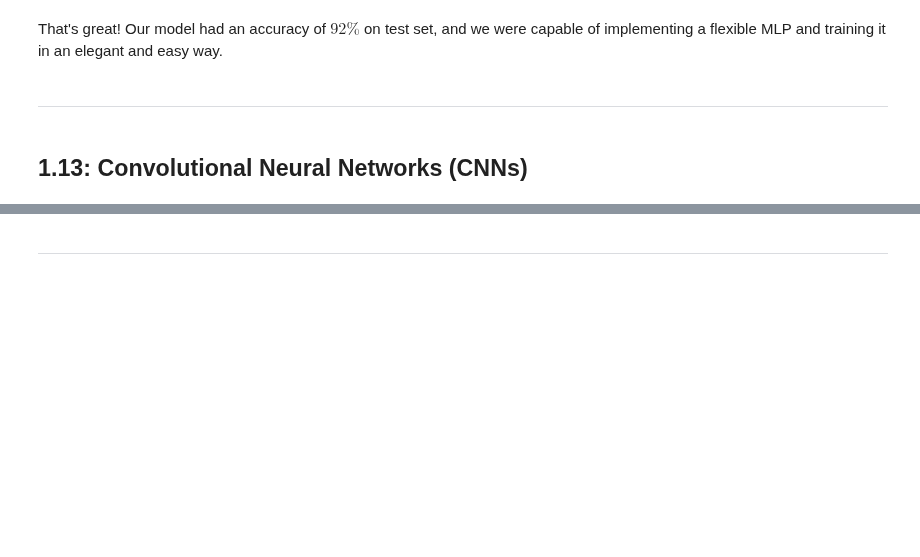
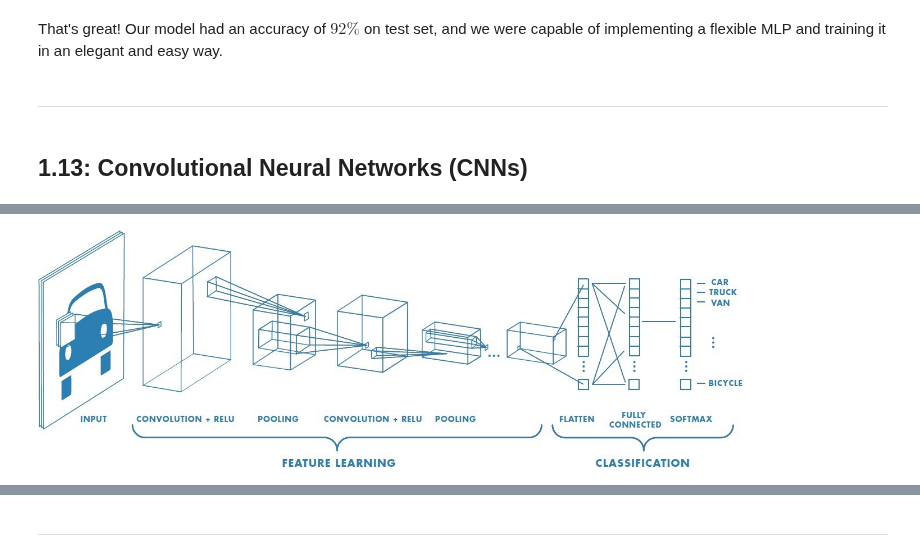
Before and after one commit to caiodeberaldini/pytorch-tutorial, a Jupyter notebook: pytorch-tutorial.ipynb, the cells around one changed output, grey strips where cells are left out. Drawn from its saved outputs; the diff is of its cells as text; code cells hidden in the pictures; blank space fills up the shorter version.

```diff
--- a/pytorch-tutorial.ipynb
+++ b/pytorch-tutorial.ipynb
@@ -1296,0 +1309,4 @@ That's great! Our model had an accuracy of $92\%$ on test set, and we were capab
+# %%
+Image(filename="assets/images/conv_architecture.png", height=750, width=705)
+# %% [output]
+[figure, added]
```
Also changed, not shown: parts of 9 cells of this notebook.
